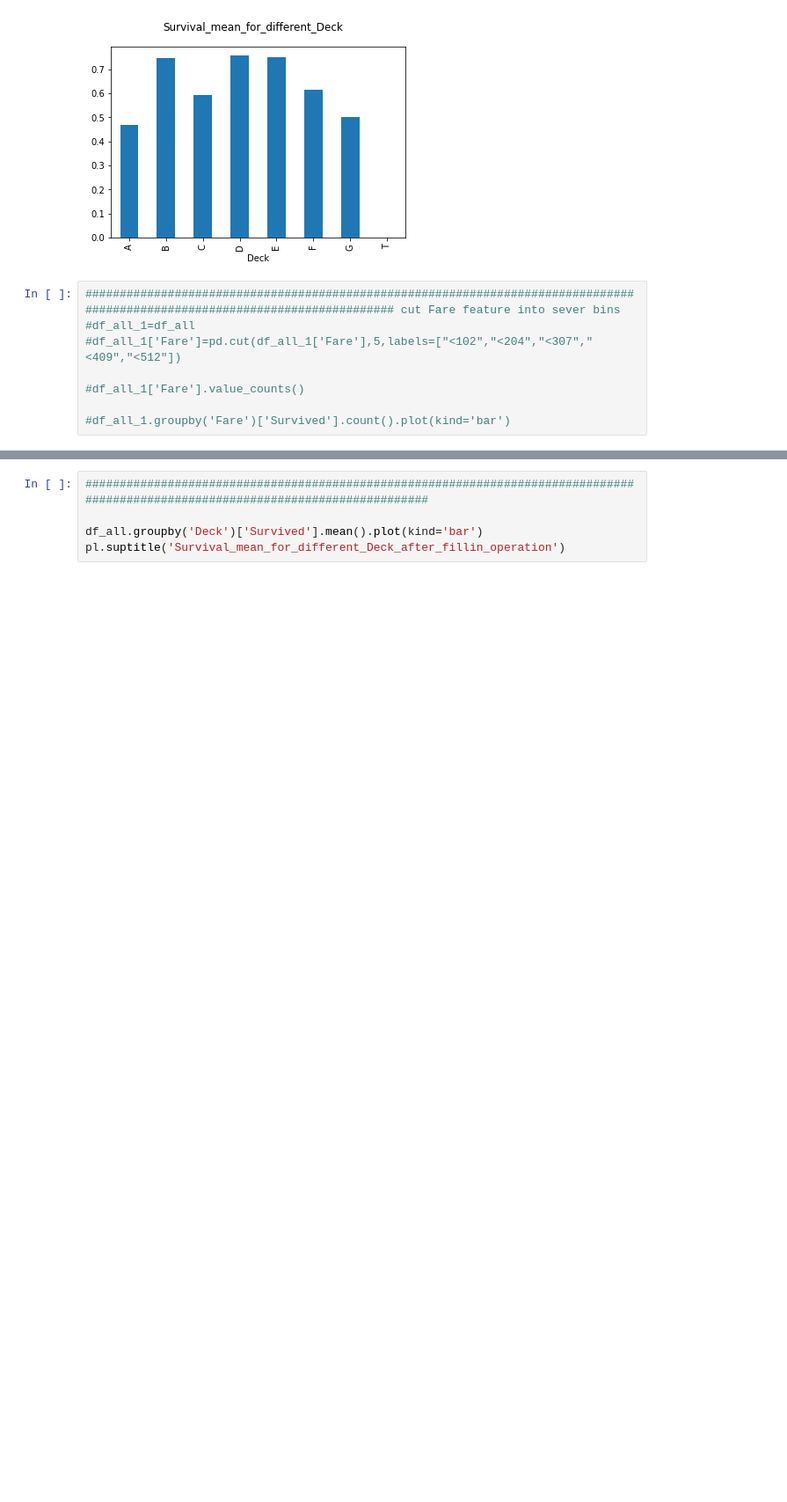
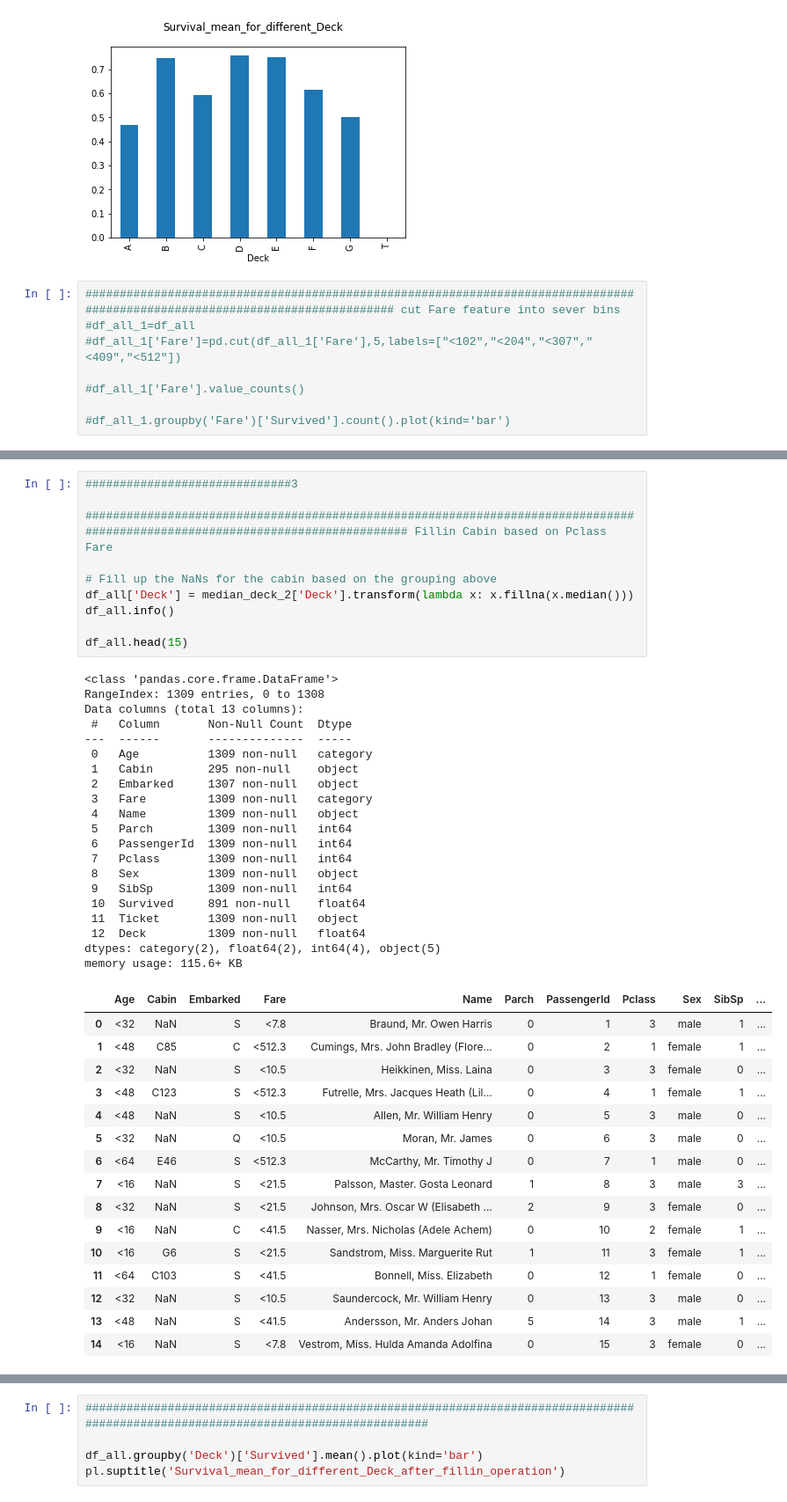
Before and after one commit to johnhhu2020/Kaggle-Machine-Learning-Feature-Engineering, a Jupyter notebook: 87%_Titanic_MachineLearning.ipynb, the cells around one changed output, grey strips where cells are left out. Shown at 88% size. Saved outputs shown, nothing was run; the diff lists cells and outputs as text; blank space fills up the shorter version.

```diff
--- a/87%_Titanic_MachineLearning.ipynb
+++ b/87%_Titanic_MachineLearning.ipynb
@@ -468,3 +475,50 @@ null_value_in_Deck_column
+# %%
+##############################3
+
+############################################################################################################################### Fillin Cabin based on Pclass Fare
+
+# Fill up the NaNs for the cabin based on the grouping above
+df_all['Deck'] = median_deck_2['Deck'].transform(lambda x: x.fillna(x.median()))
+df_all.info()
+
+df_all.head(15)
+# %% [output]
+<class 'pandas.core.frame.DataFrame'>
+RangeIndex: 1309 entries, 0 to 1308
+Data columns (total 13 columns):
+ #   Column       Non-Null Count  Dtype
+---  ------       --------------  -----
+ 0   Age          1309 non-null   category
+ 1   Cabin        295 non-null    object
+ 2   Embarked     1307 non-null   object
+ 3   Fare         1309 non-null   category
+ 4   Name         1309 non-null   object
+ 5   Parch        1309 non-null   int64
+ 6   PassengerId  1309 non-null   int64
+ 7   Pclass       1309 non-null   int64
+ 8   Sex          1309 non-null   object
+ 9   SibSp        1309 non-null   int64
+ 10  Survived     891 non-null    float64
+ 11  Ticket       1309 non-null   object
+ 12  Deck         1309 non-null   float64
+dtypes: category(2), float64(2), int64(4), object(5)
+memory usage: 115.6+ KB
+|  | Age | Cabin | Embarked | Fare | Name | Parch | PassengerId | Pclass | Sex | SibSp | ... |
+| 0 | <32 | NaN | S | <7.8 | Braund, Mr. Owen Harris | 0 | 1 | 3 | male | 1 | ... |
+| 1 | <48 | C85 | C | <512.3 | Cumings, Mrs. John Bradley (Flore... | 0 | 2 | 1 | female | 1 | ... |
+| 2 | <32 | NaN | S | <10.5 | Heikkinen, Miss. Laina | 0 | 3 | 3 | female | 0 | ... |
+| 3 | <48 | C123 | S | <512.3 | Futrelle, Mrs. Jacques Heath (Lil... | 0 | 4 | 1 | female | 1 | ... |
+| 4 | <48 | NaN | S | <10.5 | Allen, Mr. William Henry | 0 | 5 | 3 | male | 0 | ... |
+| 5 | <32 | NaN | Q | <10.5 | Moran, Mr. James | 0 | 6 | 3 | male | 0 | ... |
+| 6 | <64 | E46 | S | <512.3 | McCarthy, Mr. Timothy J | 0 | 7 | 1 | male | 0 | ... |
+| 7 | <16 | NaN | S | <21.5 | Palsson, Master. Gosta Leonard | 1 | 8 | 3 | male | 3 | ... |
+| 8 | <32 | NaN | S | <21.5 | Johnson, Mrs. Oscar W (Elisabeth ... | 2 | 9 | 3 | female | 0 | ... |
+| 9 | <16 | NaN | C | <41.5 | Nasser, Mrs. Nicholas (Adele Achem) | 0 | 10 | 2 | female | 1 | ... |
+| 10 | <16 | G6 | S | <21.5 | Sandstrom, Miss. Marguerite Rut | 1 | 11 | 3 | female | 1 | ... |
+| 11 | <64 | C103 | S | <41.5 | Bonnell, Miss. Elizabeth | 0 | 12 | 1 | female | 0 | ... |
+| 12 | <32 | NaN | S | <10.5 | Saundercock, Mr. William Henry | 0 | 13 | 3 | male | 0 | ... |
+| 13 | <48 | NaN | S | <41.5 | Andersson, Mr. Anders Johan | 5 | 14 | 3 | male | 1 | ... |
+| 14 | <16 | NaN | S | <7.8 | Vestrom, Miss. Hulda Amanda Adolfina | 0 | 15 | 3 | female | 0 | ... |
 # %%
 ##################################################################################################################################
 
```
Also changed, not shown: parts of 26 cells of this notebook.
